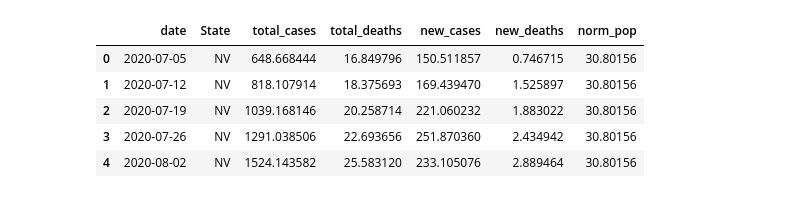
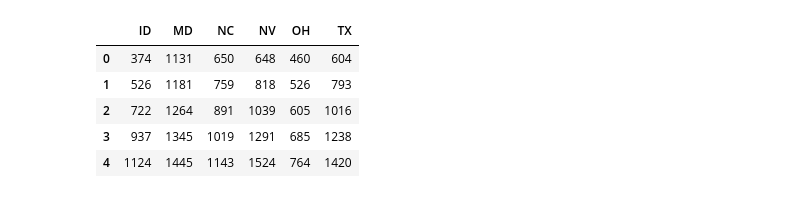
Before and after one commit to DarkNeo777/Data-science-, a Jupyter notebook: data science 410/project/part 2/stage 3.ipynb, the cells around one changed output. Saved outputs shown, nothing was run; the diff lists cells and outputs as text; code cells hidden in the pictures.

```diff
--- a/data science 410/project/part 2/stage 3.ipynb
+++ b/data science 410/project/part 2/stage 3.ipynb
@@ -1,20 +1,21 @@
 # %%
 import numpy as np
 import pandas as pd
 from scipy import stats
 import matplotlib.pyplot as plt
 from scipy.stats.distributions import gamma
 
 # Import our deaths and cases data csv's and previous data from stage 1 and 2
-covD = pd.read_csv('data/covid_deaths_usafacts.csv')
-covC = pd.read_csv('data/covid_confirmed_usafacts.csv')
-covP = pd.read_csv('data/covid_county_population_usafacts.csv')
-state_cases= pd.read_csv('state_normal.csv')
+covid_deaths = pd.read_csv('data/covid_deaths_usafacts.csv')
+covid_cases = pd.read_csv('data/covid_confirmed_usafacts.csv')
+covid_population = pd.read_csv('data/covid_county_population_usafacts.csv')
+state_cases= pd.read_csv('States.csv')
+
 state_cases.head()
 # %% [output]
-|  | date | State | total_cases | total_deaths | new_cases | new_deaths | norm_pop |
-| 0 | 2020-07-05 | NV | 648.668444 | 16.849796 | 150.511857 | 0.746715 | 30.80156 |
-| 1 | 2020-07-12 | NV | 818.107914 | 18.375693 | 169.439470 | 1.525897 | 30.80156 |
-| 2 | 2020-07-19 | NV | 1039.168146 | 20.258714 | 221.060232 | 1.883022 | 30.80156 |
-| 3 | 2020-07-26 | NV | 1291.038506 | 22.693656 | 251.870360 | 2.434942 | 30.80156 |
-| 4 | 2020-08-02 | NV | 1524.143582 | 25.583120 | 233.105076 | 2.889464 | 30.80156 |
+|  | ID | MD | NC | NV | OH | TX |
+| 0 | 374 | 1131 | 650 | 648 | 460 | 604 |
+| 1 | 526 | 1181 | 759 | 818 | 526 | 793 |
+| 2 | 722 | 1264 | 891 | 1039 | 605 | 1016 |
+| 3 | 937 | 1345 | 1019 | 1291 | 685 | 1238 |
+| 4 | 1124 | 1445 | 1143 | 1524 | 764 | 1420 |
```
Also changed, not shown: parts of 38 cells of this notebook, 12 other files.
